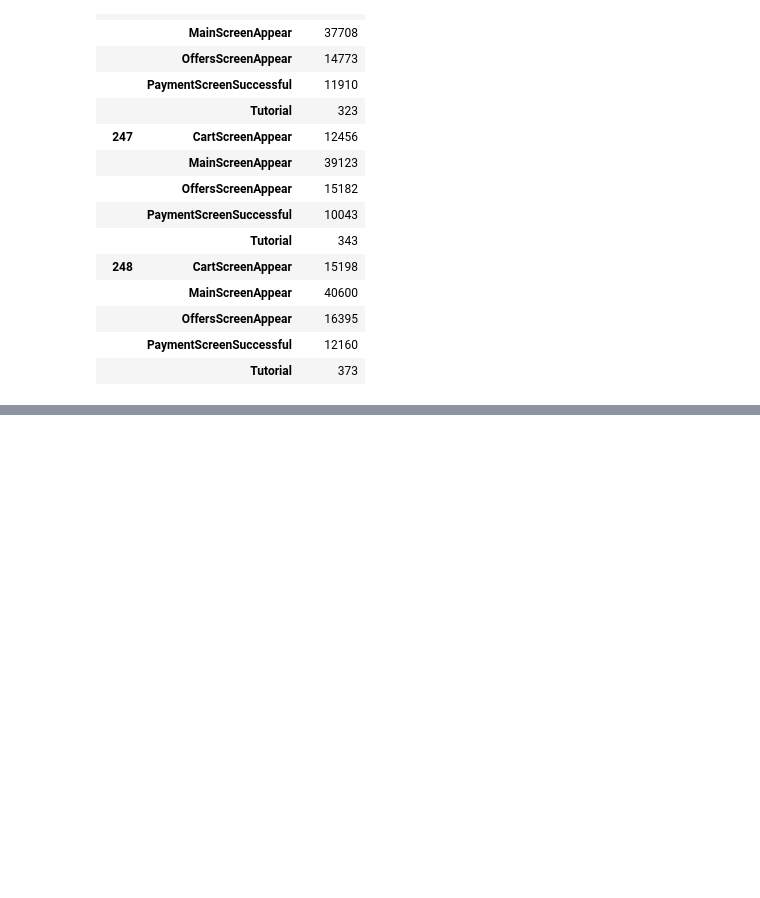
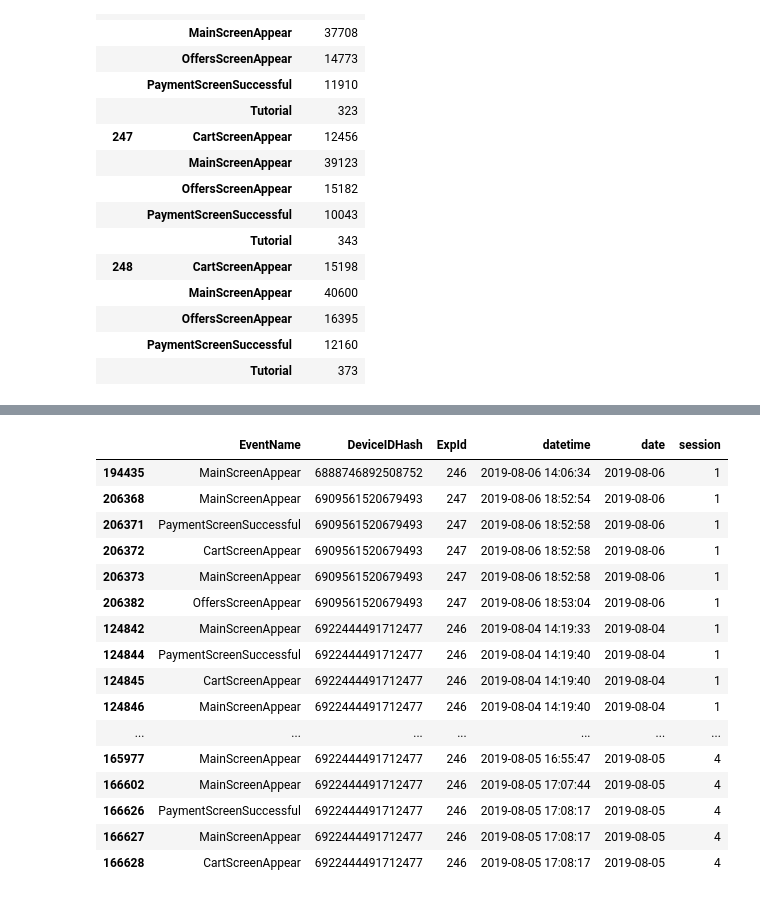
Before and after one commit to antipovdenis/food-app-analytics, a Jupyter notebook: notebooks/02_main.ipynb, the cells around one changed output, grey strips where cells are left out. Saved outputs shown, nothing was run; the diff lists cells and outputs as text; code cells hidden in the pictures; blank space fills up the shorter version.

```diff
--- a/notebooks/02_main.ipynb
+++ b/notebooks/02_main.ipynb
@@ -165,0 +244,33 @@ data.query('DeviceIDHash == 214966247576341063')
+# %%
+limit = pd.Timedelta(minutes=30) # зададим лимит на сессию
+
+new_user = data['DeviceIDHash'] != data['DeviceIDHash'].shift(1) # помечаем где начинается новый пользователь, с него будет новый счетчик сессий
+time_diff = data.groupby('DeviceIDHash')['datetime'].diff() # смотрим разницу по времени с предыдущим событием
+timeout = time_diff > limit # помечаем где разница больше лимита на сессию
+new_session = new_user | timeout.fillna(True) # новая сессия = либо новый пользователь либо превышен лимит
+
+# Нумеруем сессии ВНУТРИ каждого пользователя
+data['session'] = new_session.groupby(data['DeviceIDHash']).cumsum()
+
+# Общее количество сессий на период наблюдений
+print(data.groupby('DeviceIDHash')['session'].max().sum())
+# %%
+data.head(30)
+# %% [output]
+|  | EventName | DeviceIDHash | ExpId | datetime | date | session |
+| 194435 | MainScreenAppear | 6888746892508752 | 246 | 2019-08-06 14:06:34 | 2019-08-06 | 1 |
+| 206368 | MainScreenAppear | 6909561520679493 | 247 | 2019-08-06 18:52:54 | 2019-08-06 | 1 |
+| 206371 | PaymentScreenSuccessful | 6909561520679493 | 247 | 2019-08-06 18:52:58 | 2019-08-06 | 1 |
+| 206372 | CartScreenAppear | 6909561520679493 | 247 | 2019-08-06 18:52:58 | 2019-08-06 | 1 |
+| 206373 | MainScreenAppear | 6909561520679493 | 247 | 2019-08-06 18:52:58 | 2019-08-06 | 1 |
+| 206382 | OffersScreenAppear | 6909561520679493 | 247 | 2019-08-06 18:53:04 | 2019-08-06 | 1 |
+| 124842 | MainScreenAppear | 6922444491712477 | 246 | 2019-08-04 14:19:33 | 2019-08-04 | 1 |
+| 124844 | PaymentScreenSuccessful | 6922444491712477 | 246 | 2019-08-04 14:19:40 | 2019-08-04 | 1 |
+| 124845 | CartScreenAppear | 6922444491712477 | 246 | 2019-08-04 14:19:40 | 2019-08-04 | 1 |
+| 124846 | MainScreenAppear | 6922444491712477 | 246 | 2019-08-04 14:19:40 | 2019-08-04 | 1 |
+| ... | ... | ... | ... | ... | ... | ... |
+| 165977 | MainScreenAppear | 6922444491712477 | 246 | 2019-08-05 16:55:47 | 2019-08-05 | 4 |
+| 166602 | MainScreenAppear | 6922444491712477 | 246 | 2019-08-05 17:07:44 | 2019-08-05 | 4 |
+| 166626 | PaymentScreenSuccessful | 6922444491712477 | 246 | 2019-08-05 17:08:17 | 2019-08-05 | 4 |
+| 166627 | MainScreenAppear | 6922444491712477 | 246 | 2019-08-05 17:08:17 | 2019-08-05 | 4 |
+| 166628 | CartScreenAppear | 6922444491712477 | 246 | 2019-08-05 17:08:17 | 2019-08-05 | 4 |
```
Also changed, not shown: parts of 12 cells of this notebook, 1 other file.
